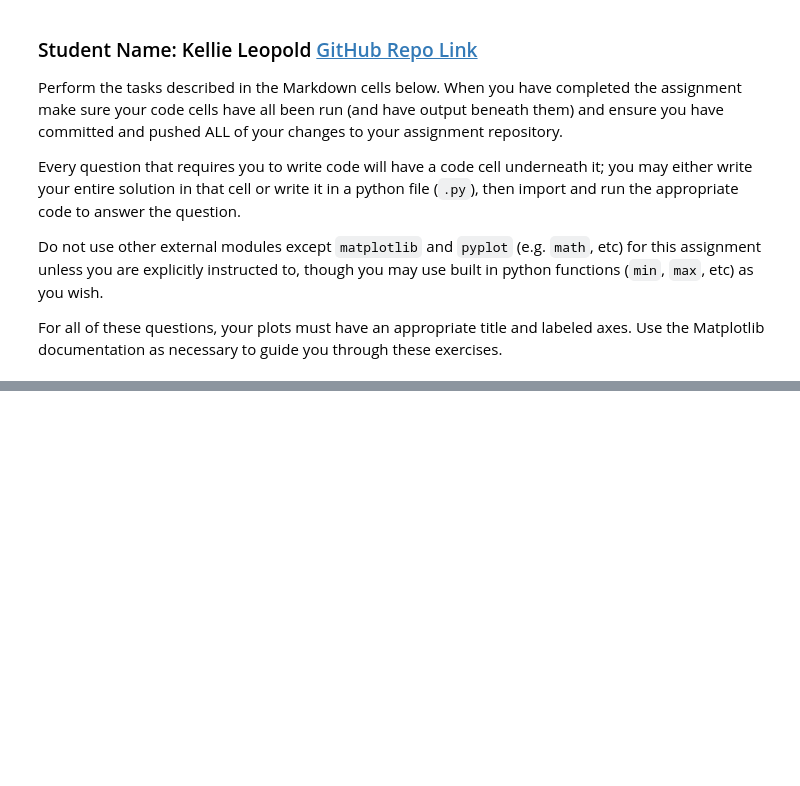
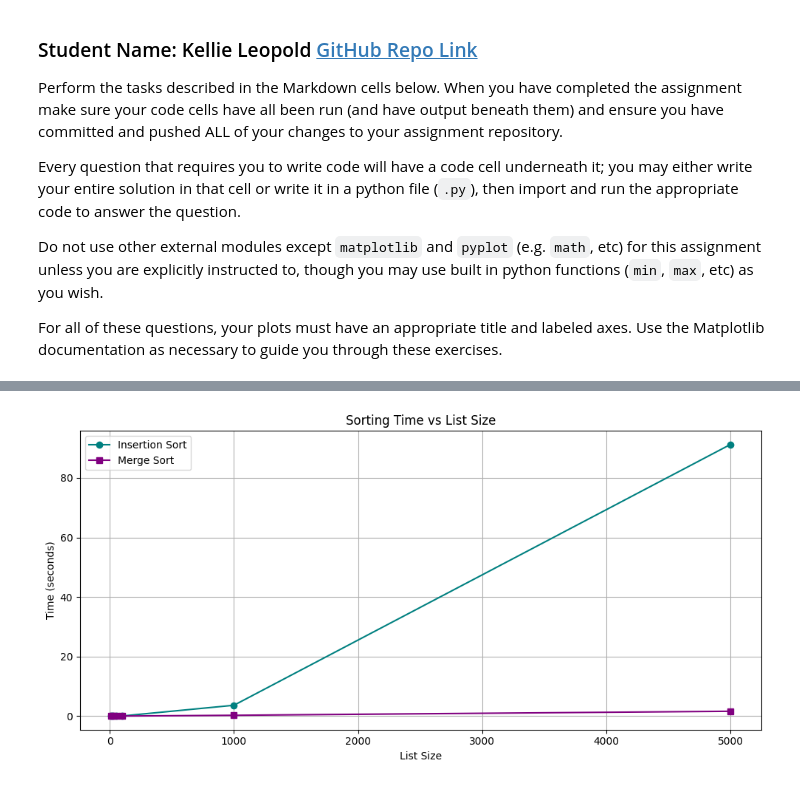
Before and after one commit to kjleopold/module_3, a Jupyter notebook: pyplot.ipynb, the cells around one changed output, grey strips where cells are left out. Cells and saved outputs as stored; diff of their text form; code cells hidden in the pictures; blank space fills up the shorter version.

```diff
--- a/pyplot.ipynb
+++ b/pyplot.ipynb
@@ -31,4 +147,23 @@ letter_freq = dict(Counter(TEXT))
 # %%
+import matplotlib.pyplot as plt
+
 sizes = [10, 20, 50, 100, 1000, 5000]
 insertion_sort_times = [0.0010252999999999998, 0.0027026999999999954, 0.010147200000000002, 0.0381137, 3.6303399, 91.2180796]
 merge_sort_times = [0.00161889999999687, 0.003635600000009731, 0.0090655000000055, 0.020108000000007564, 0.2687474000000094, 1.6147050999999948]
+
+# Plot both datasets on the same axes
+plt.figure(figsize=(10, 5))
+
+plt.plot(sizes, insertion_sort_times, marker='o', color='teal', label='Insertion Sort')
+plt.plot(sizes, merge_sort_times, marker='s', color='purple', label='Merge Sort')
+
+plt.title("Sorting Time vs List Size")
+plt.xlabel("List Size")
+plt.ylabel("Time (seconds)")
+plt.legend()
+plt.grid(True)
+plt.tight_layout()
+
+plt.show()
+# %% [output]
+[figure, added]
```
Also changed, not shown: parts of 9 cells of this notebook, 1 other file.
